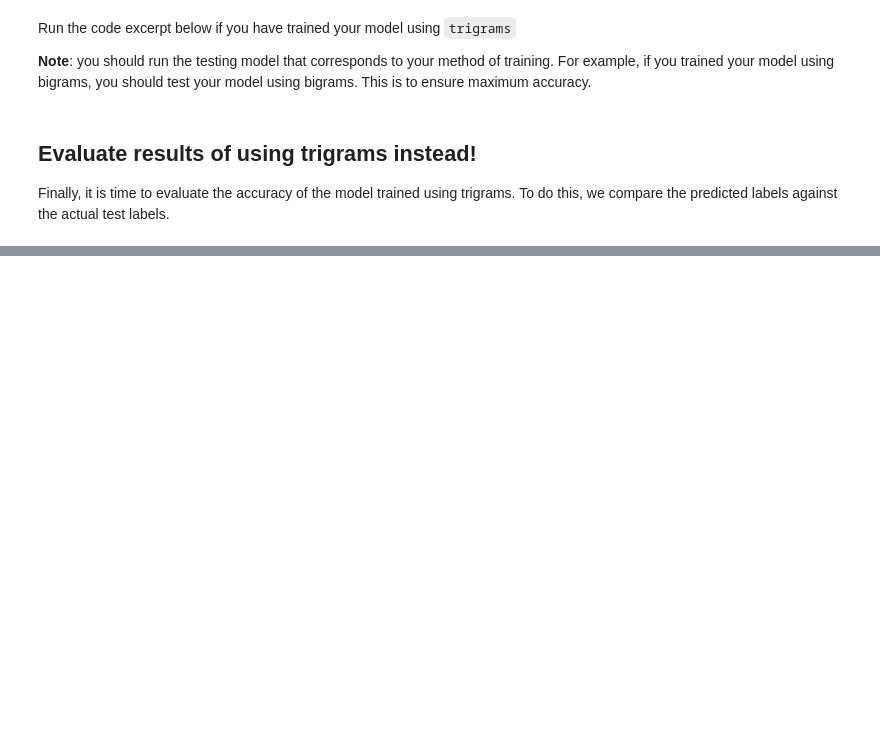
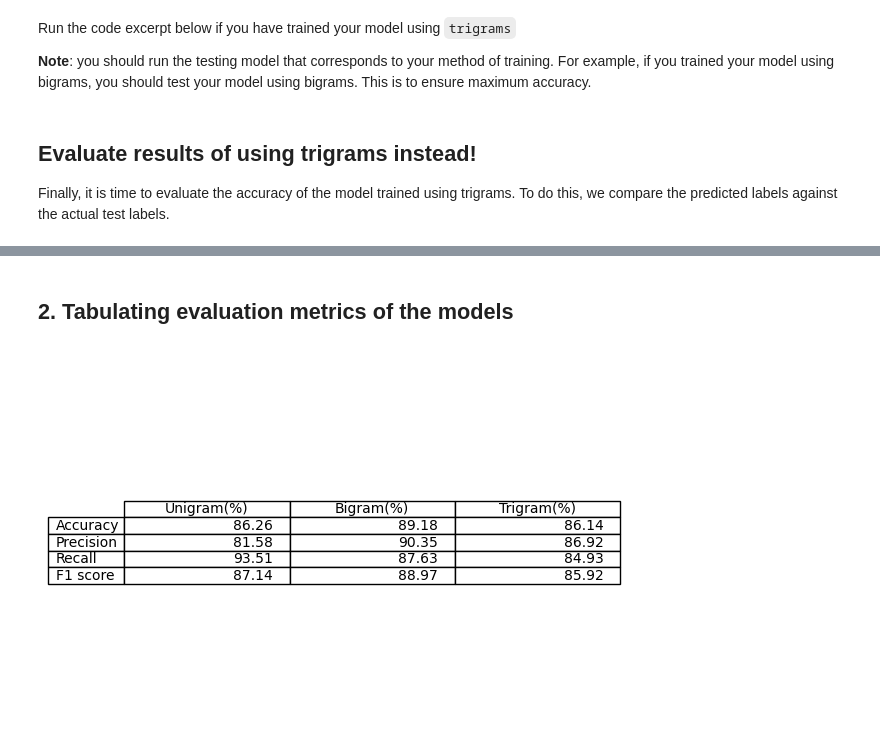
Before and after one commit to Chustinjeng/IT1244-project, a Jupyter notebook: model.ipynb, the cells around one changed output, grey strips where cells are left out. Saved outputs shown, nothing was run; the diff lists cells and outputs as text; code cells hidden in the pictures; blank space fills up the shorter version.

```diff
--- a/model.ipynb
+++ b/model.ipynb
@@ -620,0 +694,19 @@ F1 score: 85.65%
+# %%
+# Create new output file for trigrams
+output_path_unigram = "out_unigram.txt"
+# load the checkpoint
+checkpoint_unigram = torch.load(model_checkpoint_unigram)
+
+# create the test dataset object using SentDataset class
+dataset_unigram = SentDataset(x_test, "unigram" , vocab=checkpoint_unigram["vocab"])
+
+# initialize and load the model
+num_vocab = dataset_unigram.vocab_size()
+model_unigram = Model(num_vocab).to(device)
+model_unigram.load_state_dict(checkpoint_unigram["model_state"])
+
+# run the prediction
+preds = test(model_unigram, dataset_unigram, 0.5, device)
+# write the output
+with open(output_path_unigram, 'w', encoding='utf-8') as f:
+    f.write('\n'.join(preds))
@@ -620,0 +785,24 @@ F1 score: 85.65%
+# %% [markdown]
+## 2. Tabulating evaluation metrics of the models
+# %%
+import matplotlib.pylab as plt
+import numpy as np
+
+data = np.round(np.array(
+        [[ uni_accuracy, bi_accuracy,  tri_accuracy],
+        [ uni_precision, bi_precision,  tri_precision],
+        [ uni_recall,  bi_recall, tri_recall],
+        [ uni_f1,  bi_f1, tri_f1]]), 2)
+
+columns = ('Unigram(%)', 'Bigram(%)', 'Trigram(%)')
+rows = ('Accuracy', 'Precision', 'Recall', 'F1 score')
+
+fig, axs = plt.subplots(1, 1)
+axs.axis('off')
+
+the_table = axs.table(cellText=data,
+                      rowLabels=rows,
+                      colLabels=columns,
+                      loc='center')
+# %% [output]
+[figure, added]
```
Also changed, not shown: parts of 21 cells of this notebook, 3 other files.
